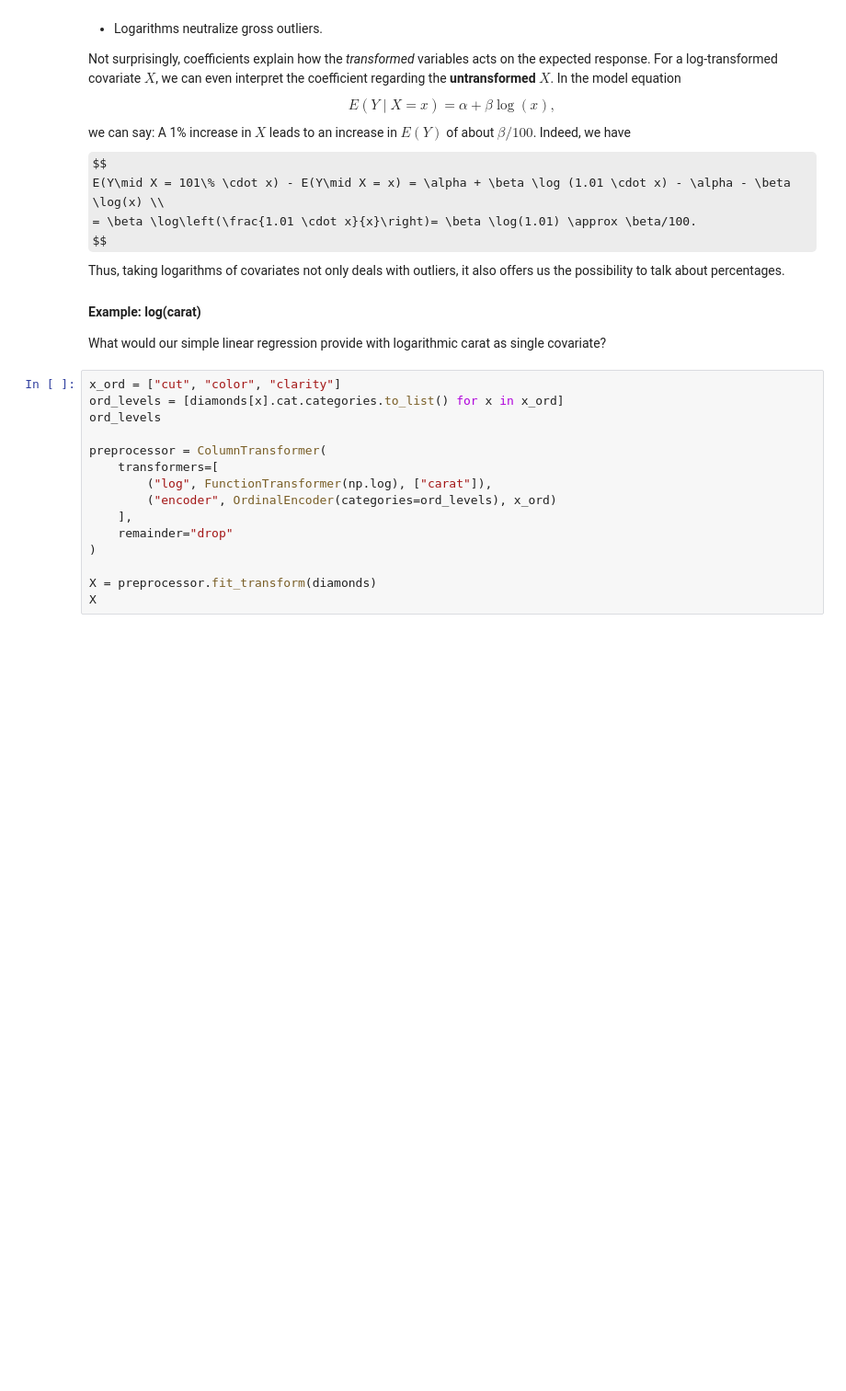
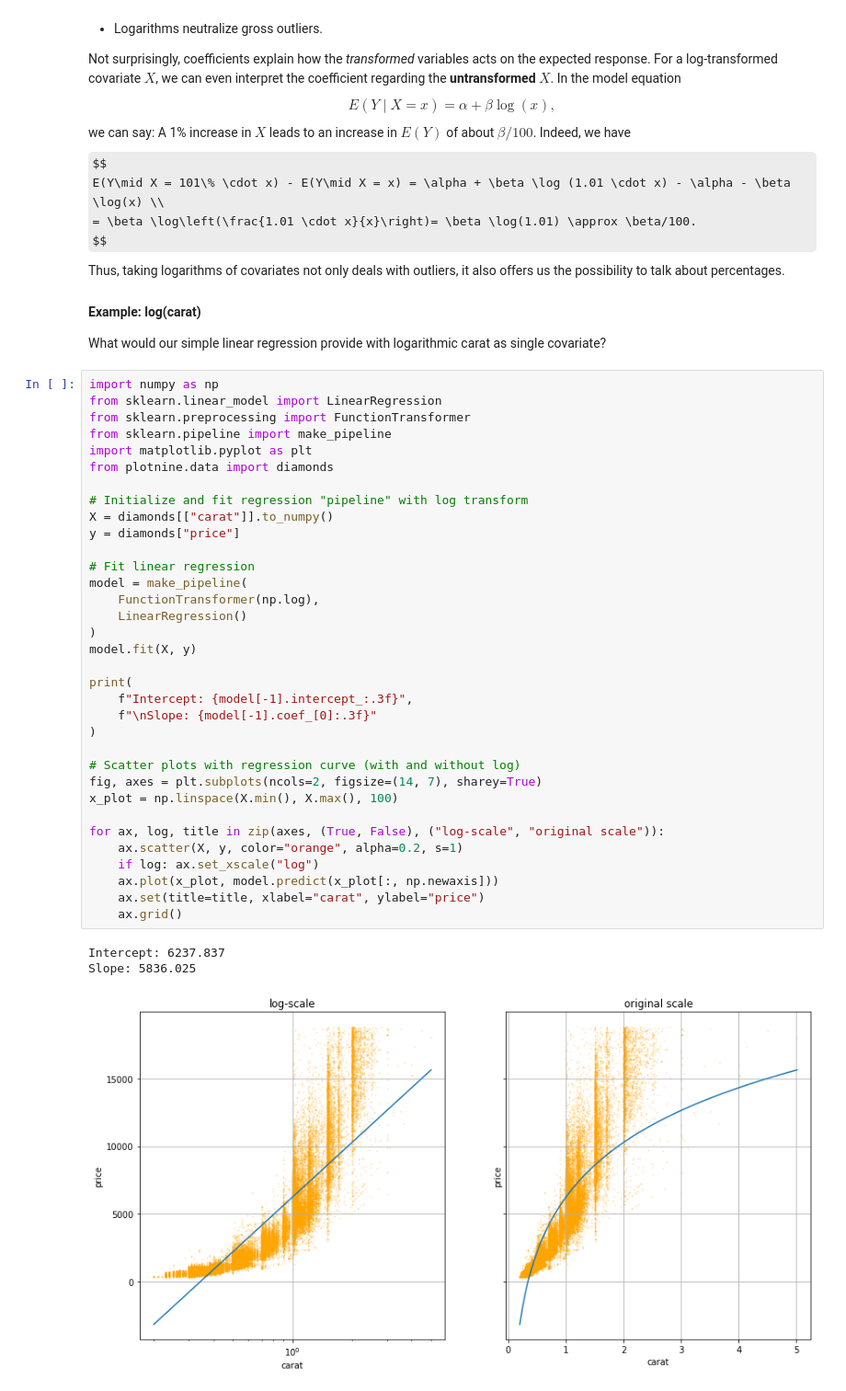
Before and after one commit to mayer79/ml_lecture, a Jupyter notebook: py/1_Basics_and_Linear_Models.ipynb, the cells around one changed output. Shown at 92% size. Cells and saved outputs as stored; diff of their text form; some formulas as TeX source; blank space fills up the shorter version.

```diff
--- a/py/1_Basics_and_Linear_Models.ipynb
+++ b/py/1_Basics_and_Linear_Models.ipynb
@@ -555,18 +555,41 @@ Thus, taking logarithms of covariates not only deals with outliers, it also offe
 #### Example: log(carat)
 
 What would our simple linear regression provide with logarithmic carat as single covariate?
-# %%
-x_ord = ["cut", "color", "clarity"]
-ord_levels = [diamonds[x].cat.categories.to_list() for x in x_ord]
-ord_levels
-
-preprocessor = ColumnTransformer(
-    transformers=[
-        ("log", FunctionTransformer(np.log), ["carat"]),
-        ("encoder", OrdinalEncoder(categories=ord_levels), x_ord)
-    ],
-    remainder="drop"
-)
-
-X = preprocessor.fit_transform(diamonds)
-X
+# %%
+import numpy as np
+from sklearn.linear_model import LinearRegression
+from sklearn.preprocessing import FunctionTransformer
+from sklearn.pipeline import make_pipeline
+import matplotlib.pyplot as plt
+from plotnine.data import diamonds
+
+# Initialize and fit regression "pipeline" with log transform
+X = diamonds[["carat"]].to_numpy()
+y = diamonds["price"]
+
+# Fit linear regression
+model = make_pipeline(
+    FunctionTransformer(np.log),
+    LinearRegression()
+)
+model.fit(X, y)
+
+print(
+    f"Intercept: {model[-1].intercept_:.3f}",
+    f"\nSlope: {model[-1].coef_[0]:.3f}"
+)
+
+# Scatter plots with regression curve (with and without log)
+fig, axes = plt.subplots(ncols=2, figsize=(14, 7), sharey=True)
+x_plot = np.linspace(X.min(), X.max(), 100)
+
+for ax, log, title in zip(axes, (True, False), ("log-scale", "original scale")):
+    ax.scatter(X, y, color="orange", alpha=0.2, s=1)
+    if log: ax.set_xscale("log")
+    ax.plot(x_plot, model.predict(x_plot[:, np.newaxis]))
+    ax.set(title=title, xlabel="carat", ylabel="price")
+    ax.grid()
+# %% [output]
+Intercept: 6237.837
+Slope: 5836.025
+[figure, added]
```
Also changed, not shown: parts of 15 cells of this notebook, 2 other files.
